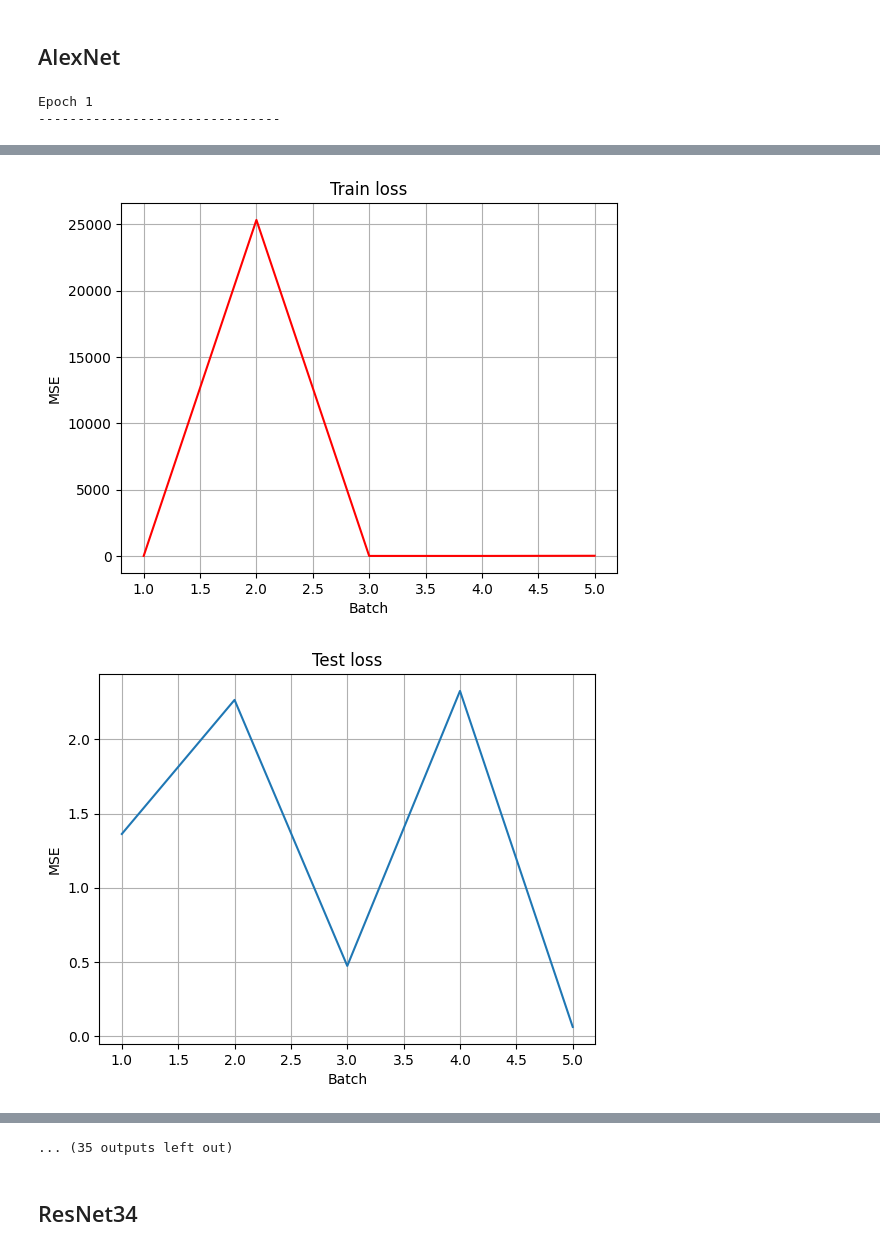
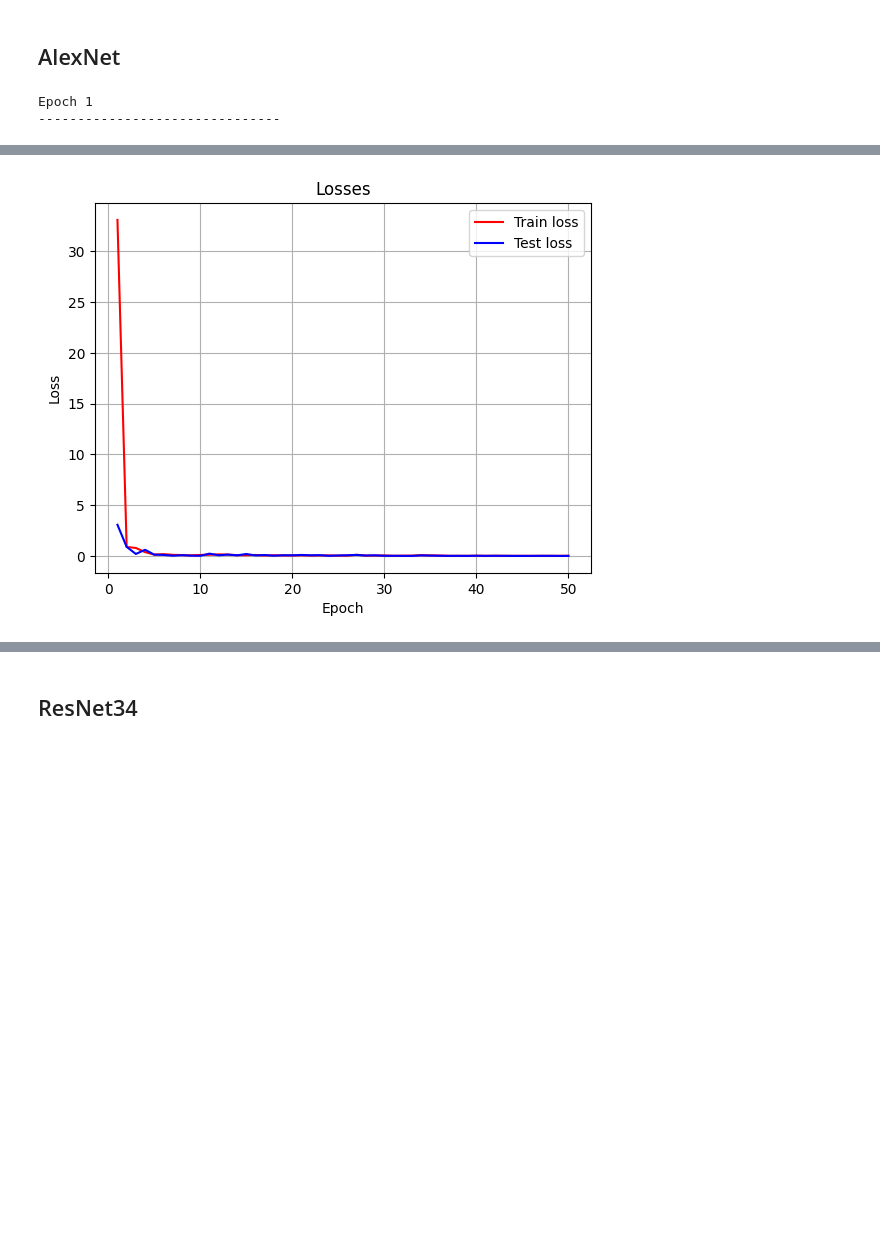
Before and after one commit to zibestr/Competition, a Jupyter notebook: model.ipynb, the cells around one changed output, grey strips where cells are left out. Cells and saved outputs as stored; diff of their text form; code cells hidden in the pictures; blank space fills up the shorter version.

Commit message:
upgrade train/test loops

```diff
--- a/model.ipynb
+++ b/model.ipynb
@@ -139,8 +139,9 @@ class BuildingDataset(torch.utils.data.Dataset):
                 torch.tensor(self.df["distance"].iloc[key], device=device, dtype=torch.float32),
                 torch.tensor(self.df["height"].iloc[key], device=device, dtype=torch.float32))
 # %%
-dataset = BuildingDataset("data/train", train_df)
-for image, x, y in dataset:
+train_dataset = BuildingDataset("data/train", train_df.iloc[:16, :])
+test_dataset = BuildingDataset("data/train", train_df.iloc[16:, :])
+for image, x, y in test_dataset:
     print(image.shape, x.shape, y.shape)
     for channel, cm in zip(image, ["Reds", "Greens", "Blues"]):
         plt.imshow(channel.to("cpu"), cmap=cm)
@@ -156,8 +167,9 @@ tensor(-0.3171, device='mps:0') tensor(-0.0662, device='mps:0')
 # %%
-dataloader = torch.utils.data.DataLoader(dataset, batch_size=4, shuffle=True, pin_memory=True)
+train_dataloader = torch.utils.data.DataLoader(train_dataset, batch_size=4, shuffle=True, pin_memory=True)
+test_dataloader = torch.utils.data.DataLoader(test_dataset, batch_size=4, shuffle=True, pin_memory=True)
 
 # test batches
-for i, (image, x, y) in enumerate(dataloader):
+for i, (image, x, y) in enumerate(train_dataloader):
     print(f"Batch num: {i}, input: {image.shape}, {x.shape}, {y.shape}, devices: {image.device}, {x.device}, {y.device}", end="\n\n")
 # %% [output]
 Batch num: 0, input: torch.Size([4, 3, 400, 400]), torch.Size([4]), torch.Size([4]), devices: mps:0, mps:0, mps:0
@@ -174,9 +184,9 @@ Batch num: 4, input: torch.Size([4, 3, 400, 400]), torch.Size([4]), torch.Size([
 # %% [markdown]
 ## Loss
 # %%
-loss = nn.MSELoss()
+loss = nn.HuberLoss()
 lr = 1e-3
-epochs = 15
+epochs = 50
 # %% [markdown]
 ## Train, Test loops
 # %%
@@ -235,11 +250,7 @@ from networks import AlexNet
 alexnet = AlexNet().to(device)
 optimizer = torch.optim.Adam(alexnet.parameters(), lr=lr)
 
-for epoch in range(epochs):
-    print(f"Epoch {epoch + 1}\n-------------------------------")
-    train_loop(dataloader, alexnet, loss, optimizer)
-    test_loop(dataloader, alexnet, loss)
-print("Done!")
+main_loop(train_dataloader, test_dataloader, alexnet, optimizer, loss, epochs)
 # %% [output]
 Epoch 1
 -------------------------------
@@ -251,2 +274 @@ loss: 11.207703  [5/5]
-[figure, old version]
+[figure, new version]
-[figure, removed]
@@ -285,4 +275,3 @@ loss: 0.667711  [5/5]
-... (35 outputs left out)
 # %% [markdown]
 ## ResNet34
 # %%
```
Also changed, not shown: parts of 7 cells of this notebook.
